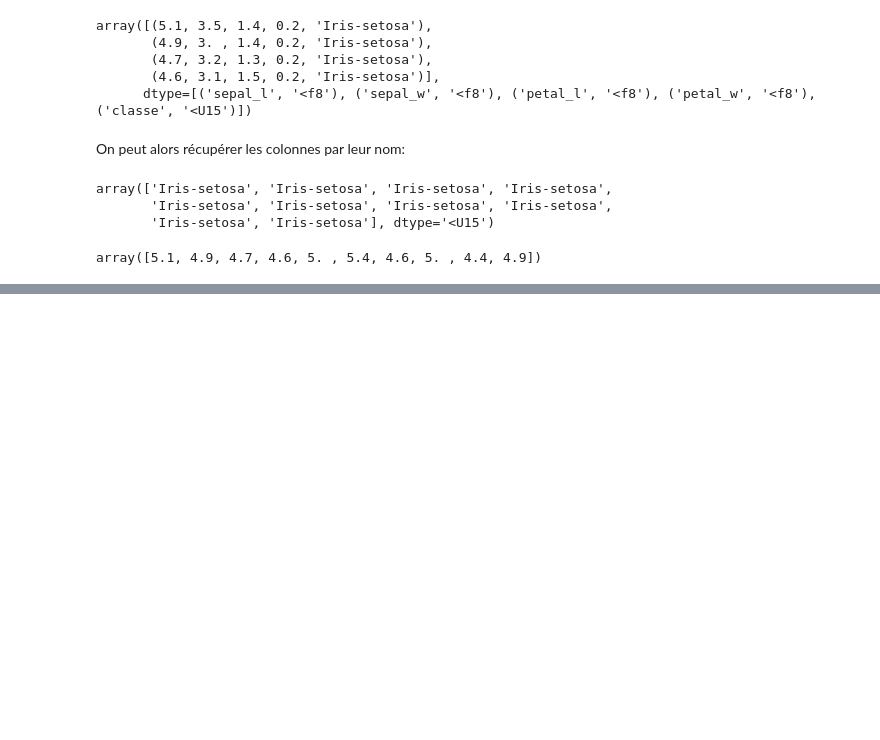
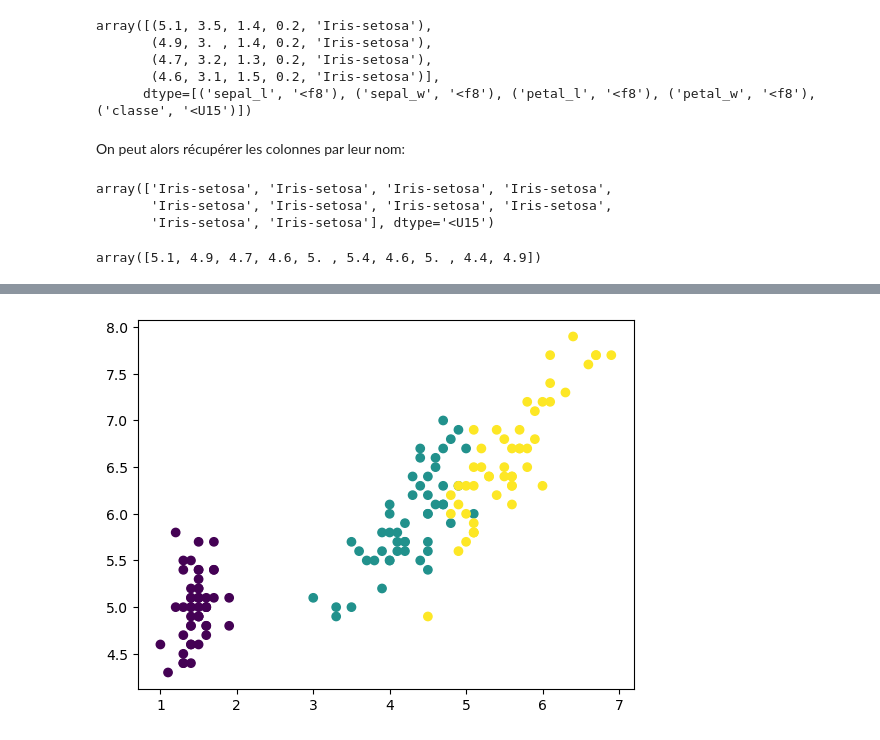
Before and after one commit to AloyKyllian/2A, a Jupyter notebook: python/TP3/TP_Python_SRI_3_2022.ipynb, the cells around one changed output, grey strips where cells are left out. Cells and saved outputs as stored; diff of their text form; code cells hidden in the pictures; blank space fills up the shorter version.

```diff
--- a/python/TP3/TP_Python_SRI_3_2022.ipynb
+++ b/python/TP3/TP_Python_SRI_3_2022.ipynb
@@ -250,3 +258,59 @@ A vous de jouer, pour:
 
 
 Et voilà, vous avez fait votre premier programme qui apprend automatiquement ...
+# %%
+liste_rep = []
+for i in range(len(data["classe"])):
+    if data["classe"][i] == "Iris-setosa":
+        liste_rep.append(0)
+    elif data["classe"][i] == "Iris-versicolor":
+        liste_rep.append(1)
+    else :
+        liste_rep.append(2)
+
+var = ["sepal_l","sepal_w","petal_l","petal_w"]
+def afficher_sepal(val1,val2):
+    plt.scatter(val1,val2, c = liste_rep)
+
+
+afficher_sepal(data["petal_l"],data["sepal_l"])
+
+list_data = list(data)
+
+g1 = []
+g2= []
+
+list_x = []
+list_y = []
+list_x2 = []
+list_y2 = []
+
+# for i in range(len(var)):
+#     for y in range(len(var)):
+#         plt.figure()
+#         afficher_sepal(data[var[i]],data[var[y]])
+#         plt.xlabel(var[i])
+#         plt.ylabel(var[y])
+
+
+
+        # for i in range(len(list_data)):
+        #     if list_data[i][4]== "Iris-setosa":
+        #         list_x.append(list_data[i][2])
+        #         list_y.append(list_data[i][0])
+        #     else:
+        #         list_x2.append(list_data[i][2])
+        #         list_y2.append(list_data[i][0])
+
+
+        # g1 = [list_x,list_y]
+        # g2 = [list_x2,list_y2]
+
+        # plt.plot(g1[0],g1[1],"ob")
+        # plt.plot(g2[0],g2[1],"or")
+
+        # s = separateur(g1,g2)
+        # m,w = s
+        # plot_separateur(m,w)
+# %% [output]
+[figure, added]
```
Also changed, not shown: parts of 4 cells of this notebook, 20 other files.
